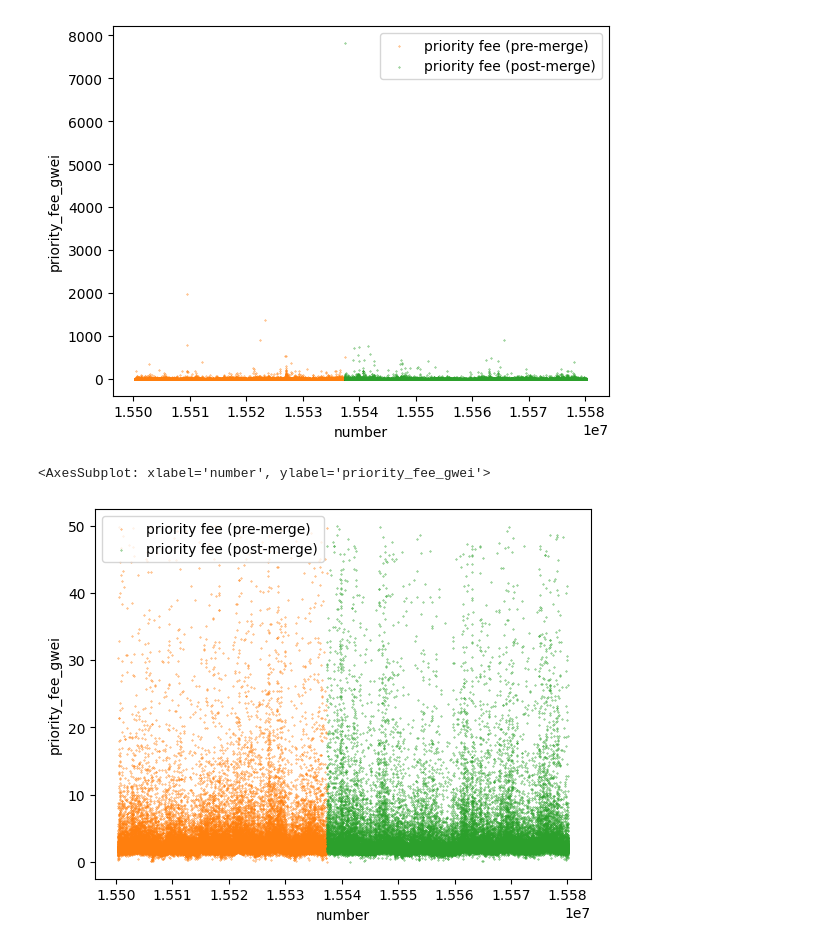
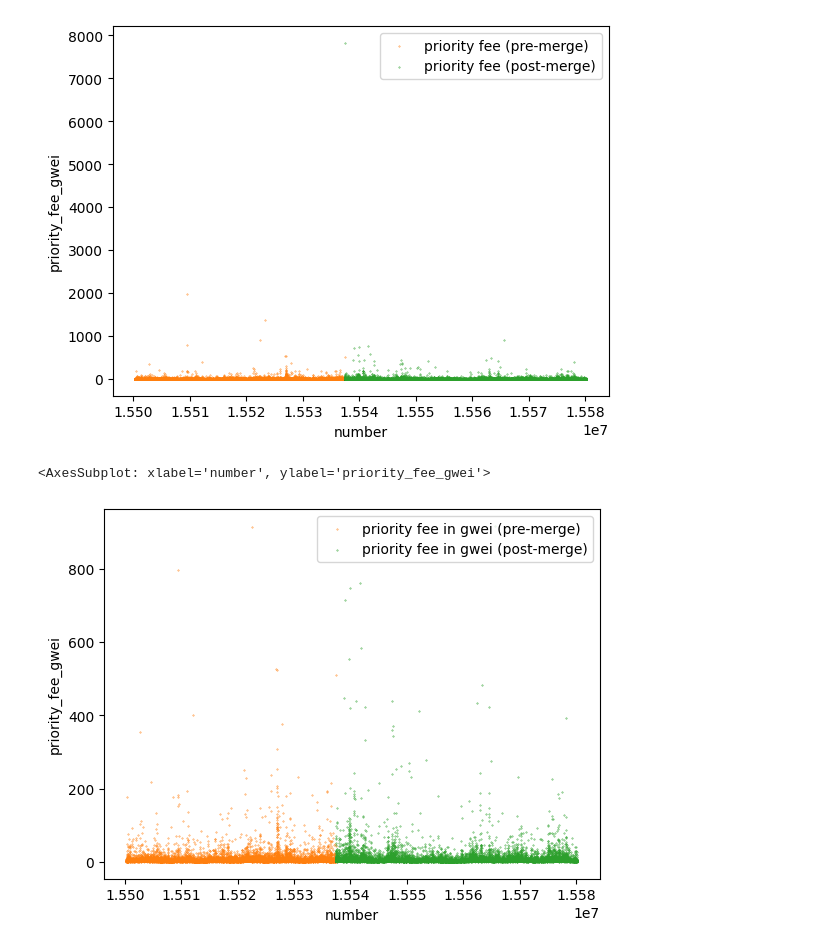
Before and after one commit to fmrmf/merge-challenge, a Jupyter notebook: notebook/transactions.ipynb, the cells around one changed output. Saved outputs shown, nothing was run; the diff lists cells and outputs as text; code cells hidden in the pictures.

```diff
--- a/notebook/transactions.ipynb
+++ b/notebook/transactions.ipynb
@@ -358,12 +358,12 @@ qt_group_by_block_avgs[qt_group_by_block_avgs["number"] >= merge_block_number].p
 # %%
 # ignore the extreme outliers
 #  ... structure of priority fee market looks pretty similar pre v.s. post-merge
-fee_filter_max = 50
+fee_filter_max = 1000  # should use e.g. 99% as cutoff
 ax = qt_group_by_block_avgs[(qt_group_by_block_avgs["number"] < merge_block_number) & (qt_group_by_block_avgs["priority_fee_gwei"] < fee_filter_max)].plot(x='number', y='priority_fee_gwei', kind='scatter', label='priority fee in gwei (pre-merge)', s=0.1, color='C1')
 qt_group_by_block_avgs[(qt_group_by_block_avgs["number"] >= merge_block_number) & (qt_group_by_block_avgs["priority_fee_gwei"] < fee_filter_max)].plot(x='number', y='priority_fee_gwei', kind='scatter', label='priority fee in gwei (post-merge)', s=0.1, color='C2', ax=ax)
 # %% [output]
 <AxesSubplot: xlabel='number', ylabel='priority_fee_gwei'>
-[figure, old version]
+[figure, new version]
 # %%
 # look at the distribution of avg priority fees (ignoring extreme outliers)
 #  ... pre-merge
```
Also changed, not shown: parts of 27 cells of this notebook, 3 other files.
